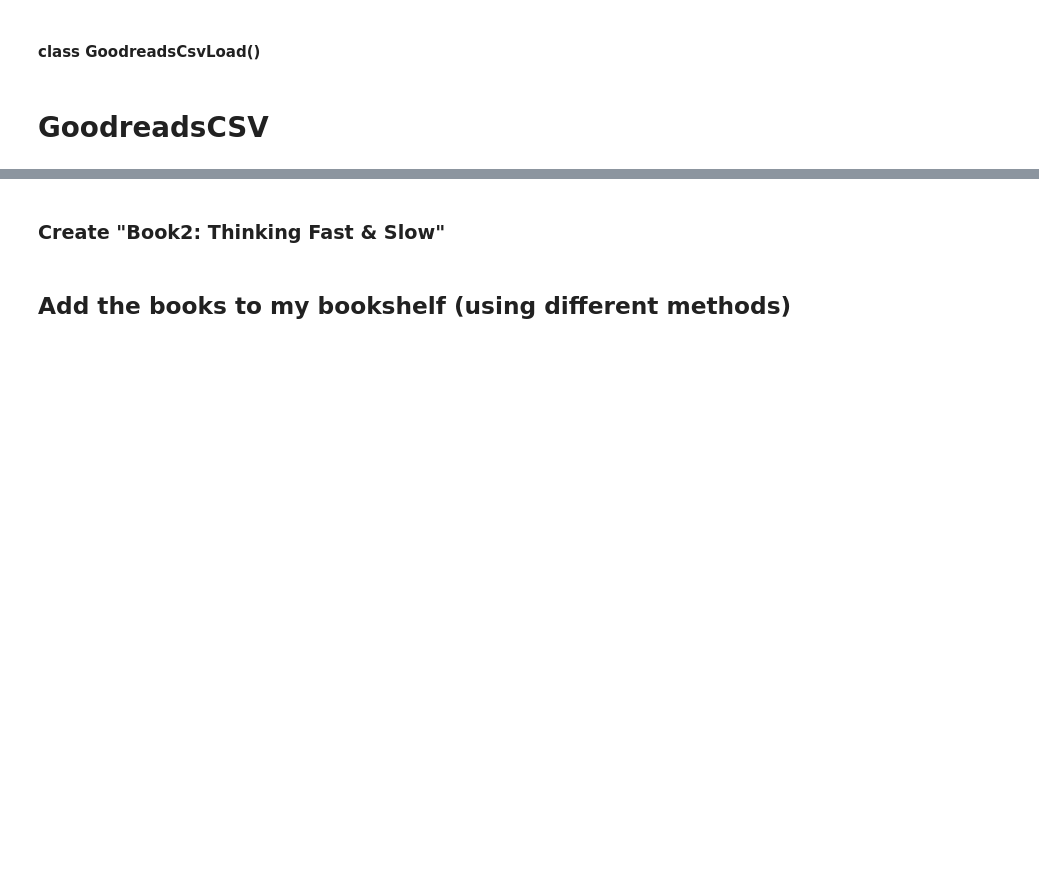
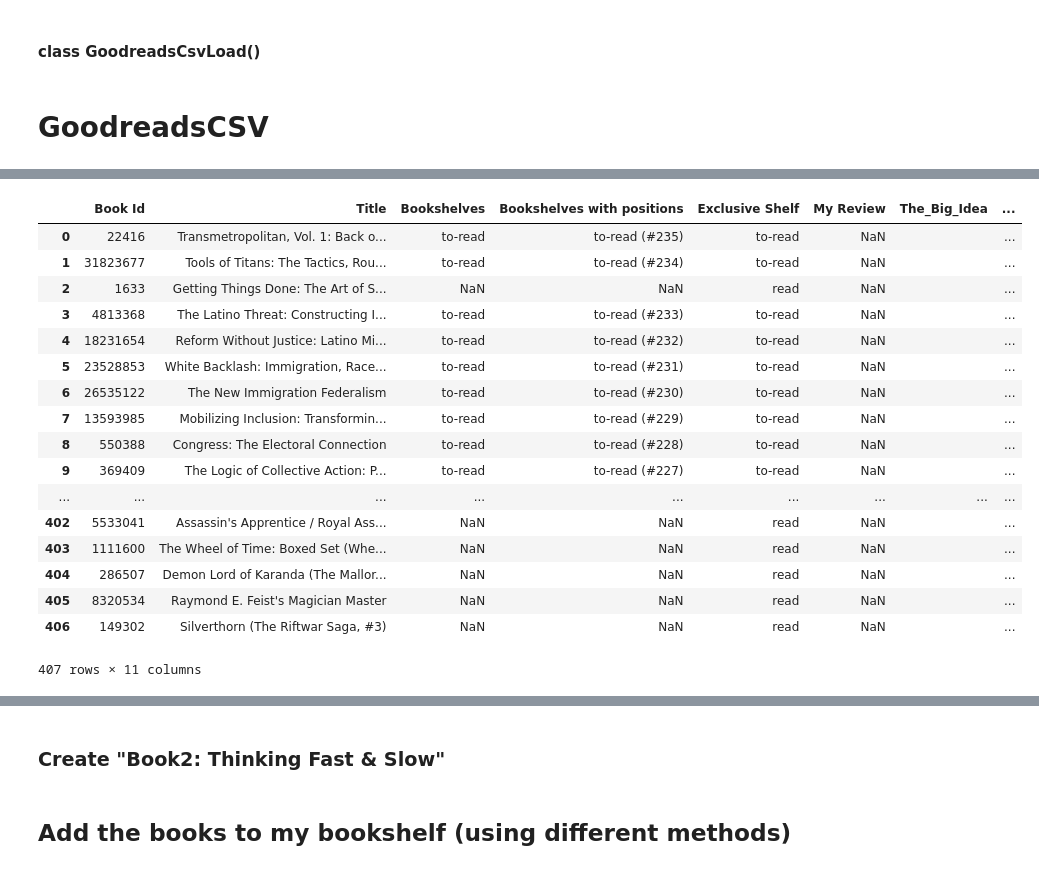
Before and after one commit to revgizmo/goodreads_manager, a Jupyter notebook: continuing dev/archive/goodreads_manager.ipynb, the cells around one changed output, grey strips where cells are left out. Saved outputs shown, nothing was run; the diff lists cells and outputs as text; code cells hidden in the pictures; blank space fills up the shorter version.

Commit message:
no idea, cleaning up repo

```diff
--- a/continuing dev/archive/goodreads_manager.ipynb
+++ b/continuing dev/archive/goodreads_manager.ipynb
@@ -1910,0 +1931,22 @@ data['My Review'].replace('<br\/>', '\\n', regex=True, inplace=True)
+# %%
+data[['Book Id', 'Title', 'Bookshelves', 'Bookshelves with positions',
+       'Exclusive Shelf', 'My Review', 'The_Big_Idea', 'Highlights', 'Actionable_Items', 'Other_Notes_and_Takeaways', 'Format_Consumed']]
+# %% [output]
+|  | Book Id | Title | Bookshelves | Bookshelves with positions | Exclusive Shelf | My Review | The_Big_Idea | ... |
+| 0 | 22416 | Transmetropolitan, Vol. 1: Back o... | to-read | to-read (#235) | to-read | NaN |  | ... |
+| 1 | 31823677 | Tools of Titans: The Tactics, Rou... | to-read | to-read (#234) | to-read | NaN |  | ... |
+| 2 | 1633 | Getting Things Done: The Art of S... | NaN | NaN | read | NaN |  | ... |
+| 3 | 4813368 | The Latino Threat: Constructing I... | to-read | to-read (#233) | to-read | NaN |  | ... |
+| 4 | 18231654 | Reform Without Justice: Latino Mi... | to-read | to-read (#232) | to-read | NaN |  | ... |
+| 5 | 23528853 | White Backlash: Immigration, Race... | to-read | to-read (#231) | to-read | NaN |  | ... |
+| 6 | 26535122 | The New Immigration Federalism | to-read | to-read (#230) | to-read | NaN |  | ... |
+| 7 | 13593985 | Mobilizing Inclusion: Transformin... | to-read | to-read (#229) | to-read | NaN |  | ... |
+| 8 | 550388 | Congress: The Electoral Connection | to-read | to-read (#228) | to-read | NaN |  | ... |
+| 9 | 369409 | The Logic of Collective Action: P... | to-read | to-read (#227) | to-read | NaN |  | ... |
+| ... | ... | ... | ... | ... | ... | ... | ... | ... |
+| 402 | 5533041 | Assassin's Apprentice / Royal Ass... | NaN | NaN | read | NaN |  | ... |
+| 403 | 1111600 | The Wheel of Time: Boxed Set (Whe... | NaN | NaN | read | NaN |  | ... |
+| 404 | 286507 | Demon Lord of Karanda (The Mallor... | NaN | NaN | read | NaN |  | ... |
+| 405 | 8320534 | Raymond E. Feist's Magician Master | NaN | NaN | read | NaN |  | ... |
+| 406 | 149302 | Silverthorn (The Riftwar Saga, #3) | NaN | NaN | read | NaN |  | ... |
+407 rows × 11 columns
```
Also changed, not shown: parts of 9 cells of this notebook, 3 other files.
